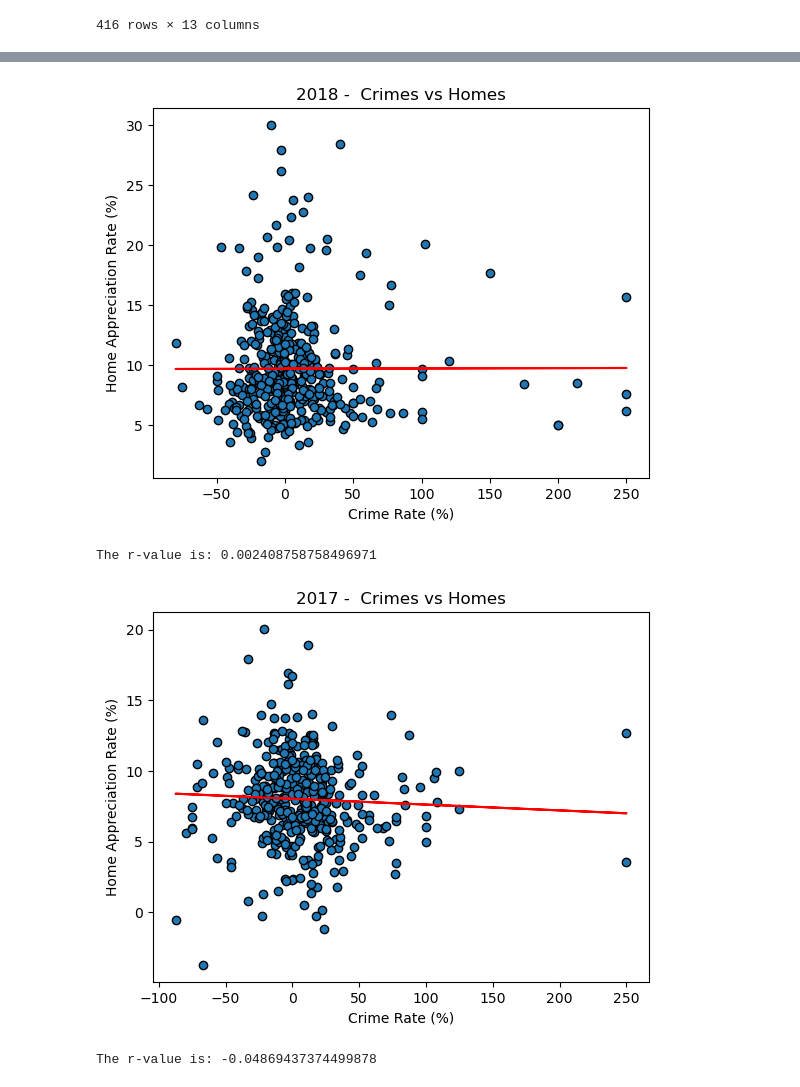
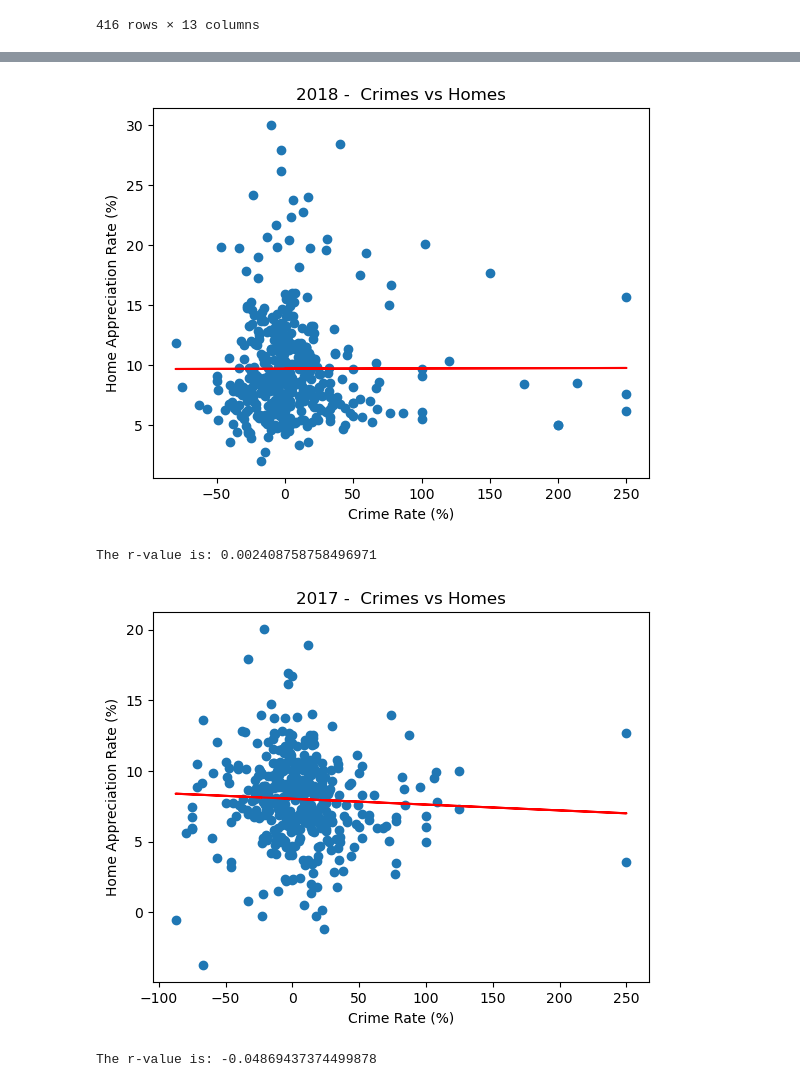
Before and after one commit to eshih22/team_project_1, a Jupyter notebook: Crime Analysis.ipynb, the cells around one changed output, grey strips where cells are left out. Drawn from its saved outputs; the diff is of its cells as text; code cells hidden in the pictures.

Commit message:
Eric - crime

```diff
--- a/Crime Analysis.ipynb
+++ b/Crime Analysis.ipynb
@@ -724,7 +724,7 @@ The r-value is: 0.0192617648706765
 # %%
 x_values = result_merged_df_1['2018 Crime Growth (%)']
 y_values = result_merged_df_1['2018 Home Growth (%)']
-plt.scatter(x_values,y_values,edgecolors="black")
+plt.scatter(x_values,y_values)
 plt.xlabel('Crime Rate (%)')
 plt.ylabel("Home Appreciation Rate (%)")
 plt.title("2018 -  Crimes vs Homes")
@@ -738,38 +738,38 @@ y = slope * x_values + intercept
 
 #plot the scatter plot
 plt.plot(x_values,y,"-", color='r')
-plt.savefig("Plots/Percent2018.png")
+plt.savefig("crime plots/Percent2018.png")
 
 plt.show()
 
 print(f"The r-value is: {rvalue}")
 # %% [output]
-[figure, old version]
+[figure, new version]
 The r-value is: 0.002408758758496971
 # %%
 x_values = result_merged_df_1['2017 Crime Growth (%)']
 y_values = result_merged_df_1['2017 Home Growth (%)']
-plt.scatter(x_values,y_values,edgecolors="black")
+plt.scatter(x_values,y_values)
 plt.xlabel('Crime Rate (%)')
 plt.ylabel("Home Appreciation Rate (%)")
 plt.title("2017 -  Crimes vs Homes")
 
 
 # Add the linear regression equation and line to plot
 (slope, intercept, rvalue, pvalue, stderr) = linregress(x_values, y_values)
 
 
 y = slope * x_values + intercept
 
 #plot the scatter plot
 plt.plot(x_values,y,"-", color='r')
-plt.savefig("Plots/Percent2017.png")
+plt.savefig("crime plots/Percent2017.png")
 
 plt.show()
 
 print(f"The r-value is: {rvalue}")
 # %% [output]
-[figure, old version]
+[figure, new version]
 The r-value is: -0.04869437374499878
 # %%
 x_values = result_merged_df_1['2016 Crime Growth (%)']
```
Also changed, not shown: parts of 14 cells of this notebook, 13 other files.
